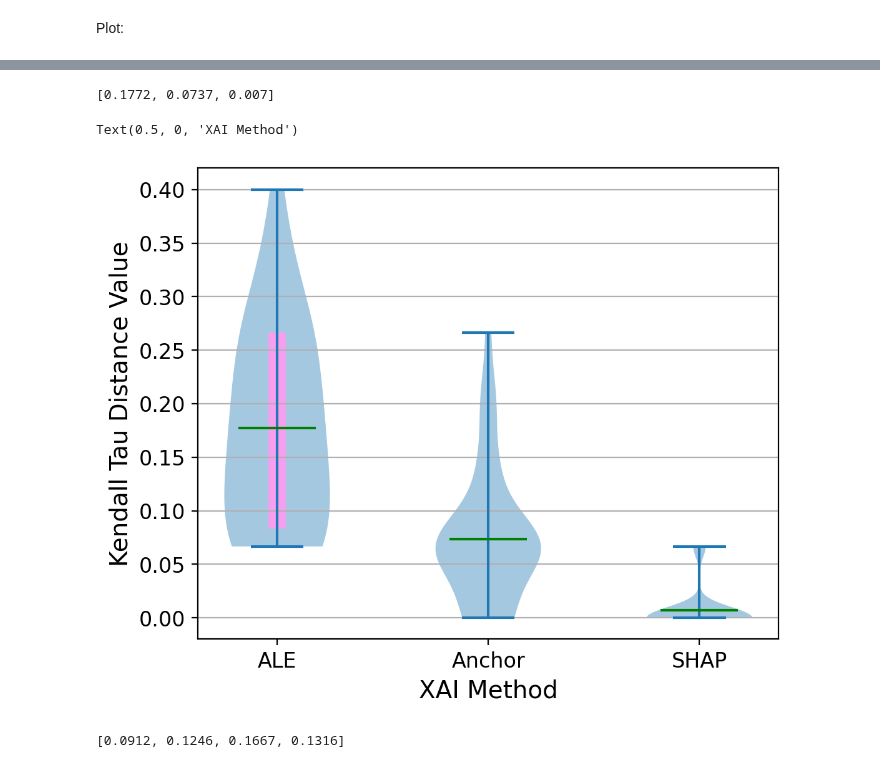
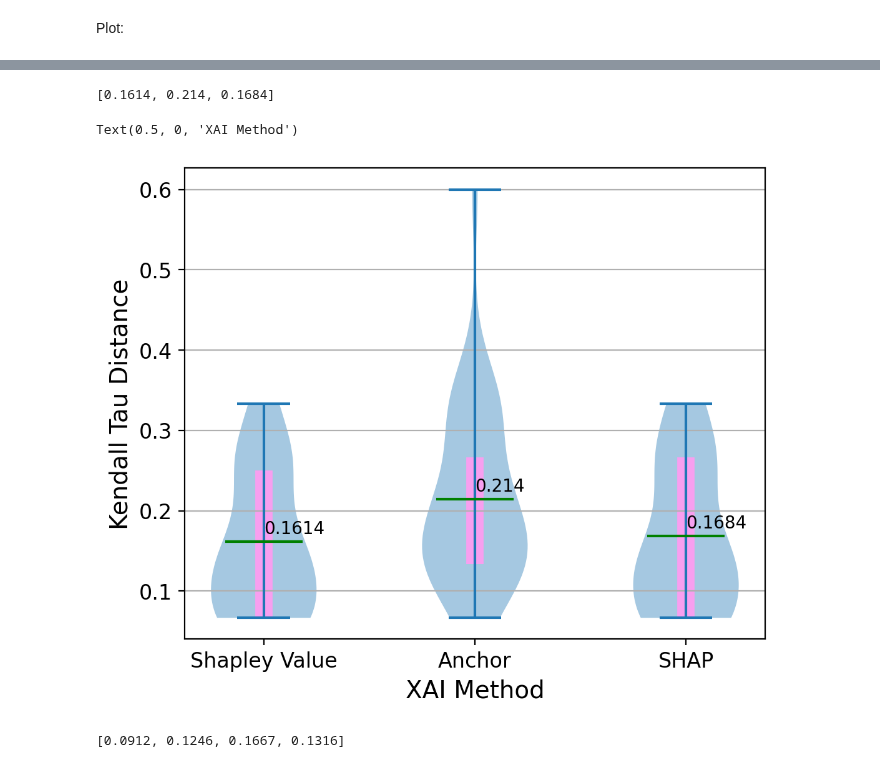
Before and after one commit to youyinnn/s2search, a Jupyter notebook: xai_process_plottingKDT.ipynb, the cells around one changed output, grey strips where cells are left out. Saved outputs shown, nothing was run; the diff lists cells and outputs as text; code cells hidden in the pictures.

```diff
--- a/xai_process_plottingKDT.ipynb
+++ b/xai_process_plottingKDT.ipynb
@@ -310,6 +331,8 @@ print([round(a, 4) for a in average])
 inds = np.arange(1, len(medians) + 1)
 # ax.scatter(inds, medians, marker='_', color='#ff6347', s=1500, zorder=3, alpha=0.7)
 ax.scatter(inds, average, marker='_', color='green', s=2000, zorder=3, alpha=1)
+for i, txt in enumerate(average):
+    ax.annotate(round(average[i], 4), (inds[i], average[i] + 0.01))
 ax.vlines(inds, quartile1, quartile3, color='#f79fef', linestyle='-', lw=10, zorder=1, alpha=1)
 
 plt.yticks(fontsize=12)
@@ -328,0 +352,36 @@ ax.set_xticks([y + 1 for y in range(len(distance_self))],
+# %%
+import matplotlib.pyplot as plt
+import numpy as np
+
+fig, ax = plt.subplots(nrows=1, ncols=1, figsize=(6, 5), dpi=200)
+
+parts = ax.violinplot(np.transpose(distance_all), showmeans=False, showmedians=False,
+        showextrema=True)
+
+for pc in parts['bodies']:
+    # pc.set_facecolor('#029386')
+    # pc.set_edgecolor('black')
+    pc.set_alpha(0.4)
+
+quartile1, medians, quartile3 = np.percentile(distance_all, [25, 50, 75], axis=1)
+
+average = np.mean(distance_all, axis=1)
+
+print([round(a, 4) for a in average])
+
+inds = np.arange(1, len(medians) + 1)
+# ax.scatter(inds, medians, marker='_', color='#ff6347', s=1500, zorder=3, alpha=0.7)
+# for i, txt in enumerate(medians):
+#     ax.annotate(round(medians[i], 4), (inds[i], medians[i] + 0.01))
+ax.scatter(inds, average, marker='_', color='green', s=2000, zorder=3, alpha=1)
+for i, txt in enumerate(average):
+    ax.annotate(round(average[i], 4), (inds[i], average[i] + 0.01))
+ax.vlines(inds, quartile1, quartile3, color='#f79fef', linestyle='-', lw=10, zorder=1, alpha=1)
+
+plt.yticks(fontsize=12)
+ax.set_yticks([0.0, 0.1, 0.2, 0.3, 0.4])
+ax.yaxis.grid(True)
+ax.set_xticks([y + 1 for y in range(len(distance_self))],
+                labels=['ALE', 'ShapleyValue', 'Anchor', 'SHAP'], fontsize=14)
+ax.set_xlabel('XAI Method', fontsize=14)
+ax.set_ylabel(f'Kendall tau Distance', fontsize=14)
@@ -332,37 +395,39 @@ import numpy as np
 
 fig, ax = plt.subplots(nrows=1, ncols=1, figsize=(6, 5), dpi=200)
 
 parts = ax.violinplot(np.transpose(distance_baseline), showmeans=False, showmedians=False,
         showextrema=True)
 
 for pc in parts['bodies']:
     # pc.set_facecolor('#029386')
     # pc.set_edgecolor('black')
     pc.set_alpha(0.4)
 
 quartile1, medians, quartile3 = np.percentile(distance_baseline, [25, 50, 75], axis=1)
 
 average = np.mean(distance_baseline, axis=1)
 
 print([round(a, 4) for a in average])
 
 inds = np.arange(1, len(medians) + 1)
 # ax.scatter(inds, medians, marker='_', color='#ff6347', s=1500, zorder=3, alpha=1)
 ax.scatter(inds, average, marker='_', color='green', s=2000, zorder=3, alpha=1)
+for i, txt in enumerate(average):
+    ax.annotate(round(average[i], 4), (inds[i], average[i] + 0.01))
 ax.vlines(inds, quartile1, quartile3, color='#f79fef', linestyle='-', lw=10, zorder=1)
 
 plt.yticks(fontsize=12)
 ax.yaxis.grid(True)
 ax.set_xticks([y + 1 for y in range(len(distance_baseline))],
-                labels=['ALE', 'Anchor', 'SHAP'], fontsize=12)
-ax.set_ylabel('Kendall Tau Distance Value', fontsize=14)
+                labels=['Shapley Value', 'Anchor', 'SHAP'], fontsize=12)
+ax.set_ylabel('Kendall Tau Distance', fontsize=14)
 ax.set_xlabel('XAI Method', fontsize=14)
 # ax.set_xlabel('Method', fontsize=14)
 # ax.set_ylabel(f'Kendall tau Distance', fontsize=14)
 # %% [output]
-[0.1772, 0.0737, 0.007]
+[0.1614, 0.214, 0.1684]
 Text(0.5, 0, 'XAI Method')
-[figure, old version]
+[figure, new version]
 # %%
 distance_fixed = KDT_Fixed(ale_rank,sv_rank,anchor_rank,shap_rank)
 distance_fixed = np.transpose(distance_fixed)
```
Also changed, not shown: parts of 8 cells of this notebook, 11 other files.
